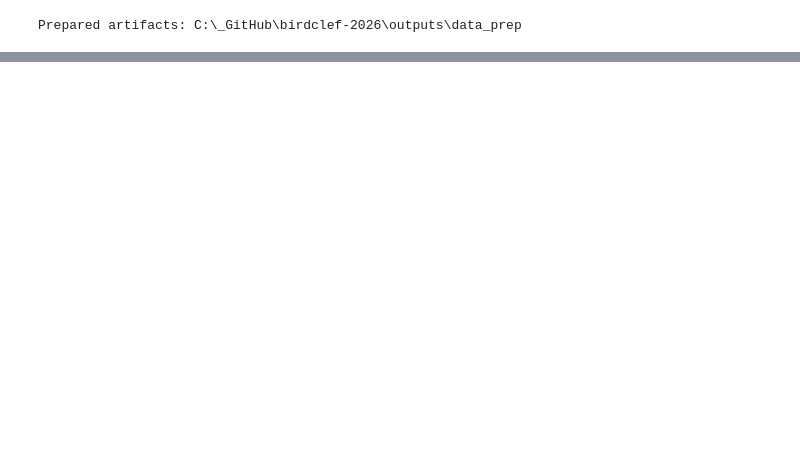
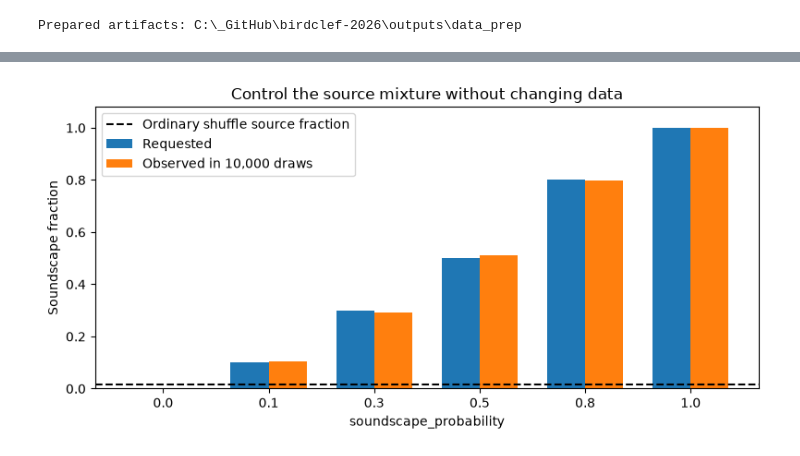
Before and after one commit to sl4shuur/birdclef-2026, a Jupyter notebook: notebooks/local/data_prep.ipynb, the cells around one changed output, grey strips where cells are left out. Drawn from its saved outputs; the diff is of its cells as text; code cells hidden in the pictures; blank space fills up the shorter version.

```diff
--- a/notebooks/local/data_prep.ipynb
+++ b/notebooks/local/data_prep.ipynb
@@ -207,10 +221,14 @@ Focal training crops are random; evaluation crops are centered; short clips are
 train_mask = windows.fold.ne(FOLD)
 valid_mask = ~train_mask
 focal_dataset = FocalAudioDataset(focal, focal_targets, training=True, transform=log_mel)
-sc_train = SoundscapeDataset(windows.loc[train_mask], window_targets.loc[train_mask], transform=log_mel)
-sc_valid = SoundscapeDataset(windows.loc[valid_mask], window_targets.loc[valid_mask], transform=log_mel)
+sc_train = SoundscapeDataset(windows.loc[train_mask], window_targets.loc[windows.loc[train_mask, "row_id"]], transform=log_mel)
+sc_valid = SoundscapeDataset(windows.loc[valid_mask], window_targets.loc[windows.loc[valid_mask, "row_id"]], transform=log_mel)
 training = ConcatDataset([focal_dataset, sc_train])
-loader = DataLoader(training, batch_size=2, shuffle=True, num_workers=0,
+sampler = SourceWeightedRandomSampler(
+    len(focal_dataset), len(sc_train), soundscape_probability=SOUNDSCAPE_PROBABILITY,
+    generator=torch.Generator().manual_seed(SEED),
+)
+loader = DataLoader(training, batch_size=2, sampler=sampler, num_workers=0,
                     generator=torch.Generator().manual_seed(SEED))
 inputs, targets = next(iter(loader))
 assert inputs.shape == (2, 1, 128, 497)
@@ -229,0 +254,24 @@ print({'train_examples': len(training), 'valid_windows': len(sc_valid),
+# %%
+probabilities = [0.0, 0.1, 0.3, 0.5, 0.8, 1.0]
+observed = []
+preview_sampler = SourceWeightedRandomSampler(
+    len(focal_dataset), len(sc_train), soundscape_probability=0.5, num_samples=10000,
+    generator=torch.Generator().manual_seed(SEED),
+)
+for probability in probabilities:
+    preview_sampler.set_soundscape_probability(probability)
+    draws = np.array(list(preview_sampler))  # indices only; no audio decoding
+    observed.append((draws >= len(focal_dataset)).mean())
+fig, ax = plt.subplots(figsize=(8, 4))
+x = np.arange(len(probabilities))
+ax.bar(x - 0.18, probabilities, width=0.36, label='Requested')
+ax.bar(x + 0.18, observed, width=0.36, label='Observed in 10,000 draws')
+ax.axhline(len(sc_train) / len(training), color='black', linestyle='--',
+           label='Ordinary shuffle source fraction')
+ax.set(xticks=x, xticklabels=probabilities, xlabel='soundscape_probability',
+       ylabel='Soundscape fraction', ylim=(0, 1.08), title='Control the source mixture without changing data')
+ax.legend()
+fig.tight_layout()
+plt.show()
+# %% [output]
+[figure, added]
```
Also changed, not shown: parts of 13 cells of this notebook.
